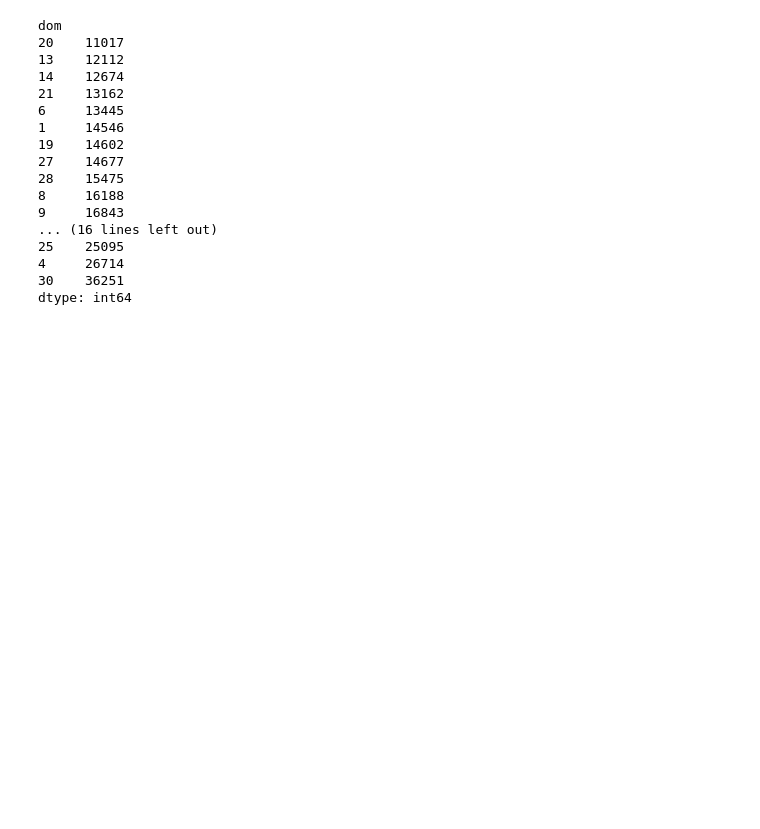
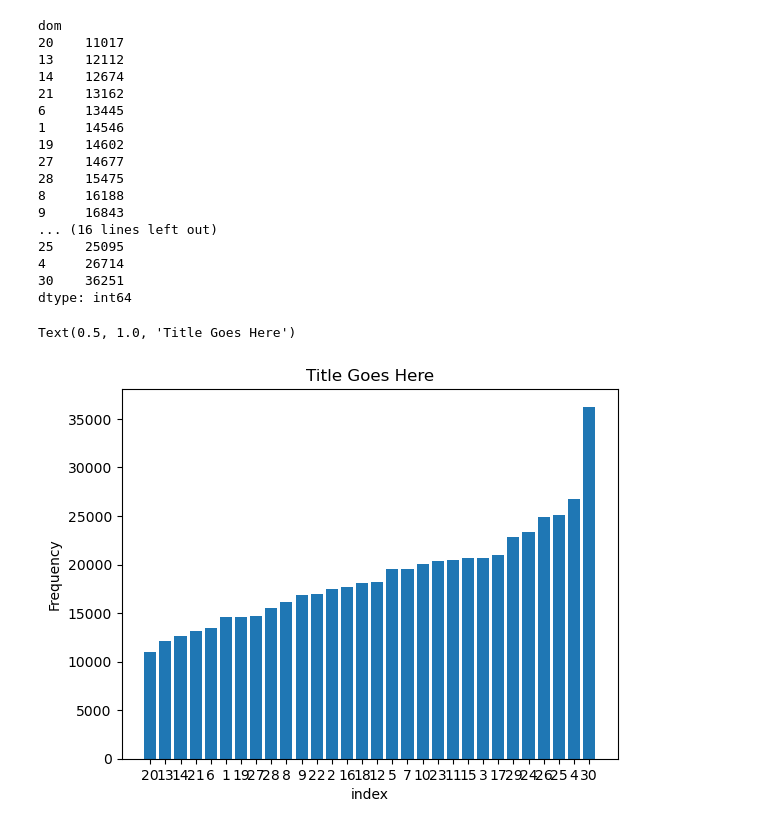
Before and after one commit to csmitty3/mle_code_alongs, a Jupyter notebook: ubertrip.ipynb, the cells around one changed output. Drawn from its saved outputs; the diff is of its cells as text; code cells hidden in the pictures; blank space fills up the shorter version.

```diff
--- a/ubertrip.ipynb
+++ b/ubertrip.ipynb
@@ -156,3 +154,12 @@ dom
 4     26714
 30    36251
 dtype: int64
+# %%
+plt.bar(range(1, 31), by_date_sorted)
+plt.xticks(range(1, 31), by_date_sorted.index)
+plt.xlabel('index')
+plt.ylabel('Frequency')
+plt.title('Title Goes Here')
+# %% [output]
+Text(0.5, 1.0, 'Title Goes Here')
+[figure, added]
```
Also changed, not shown: parts of 7 cells of this notebook.
